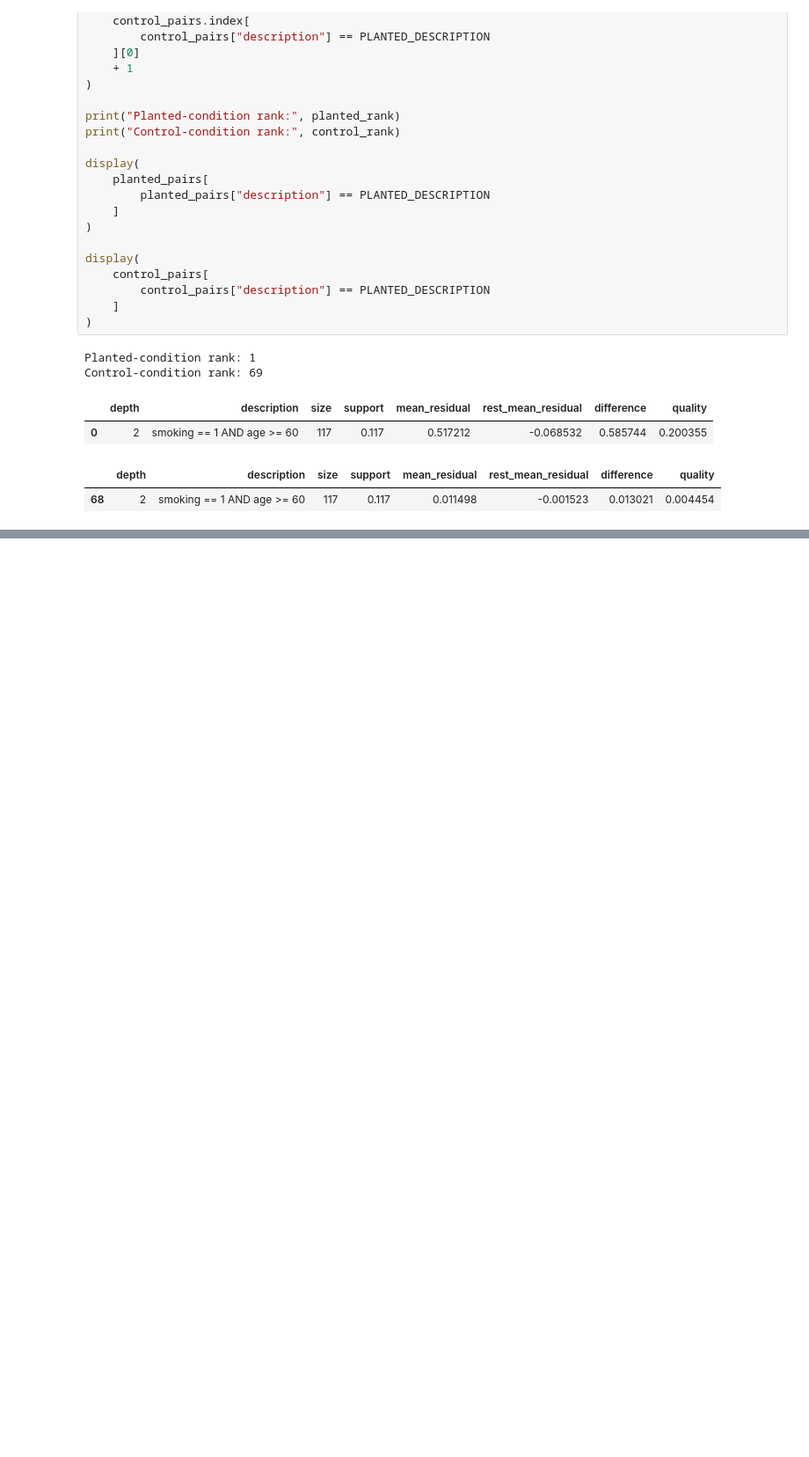
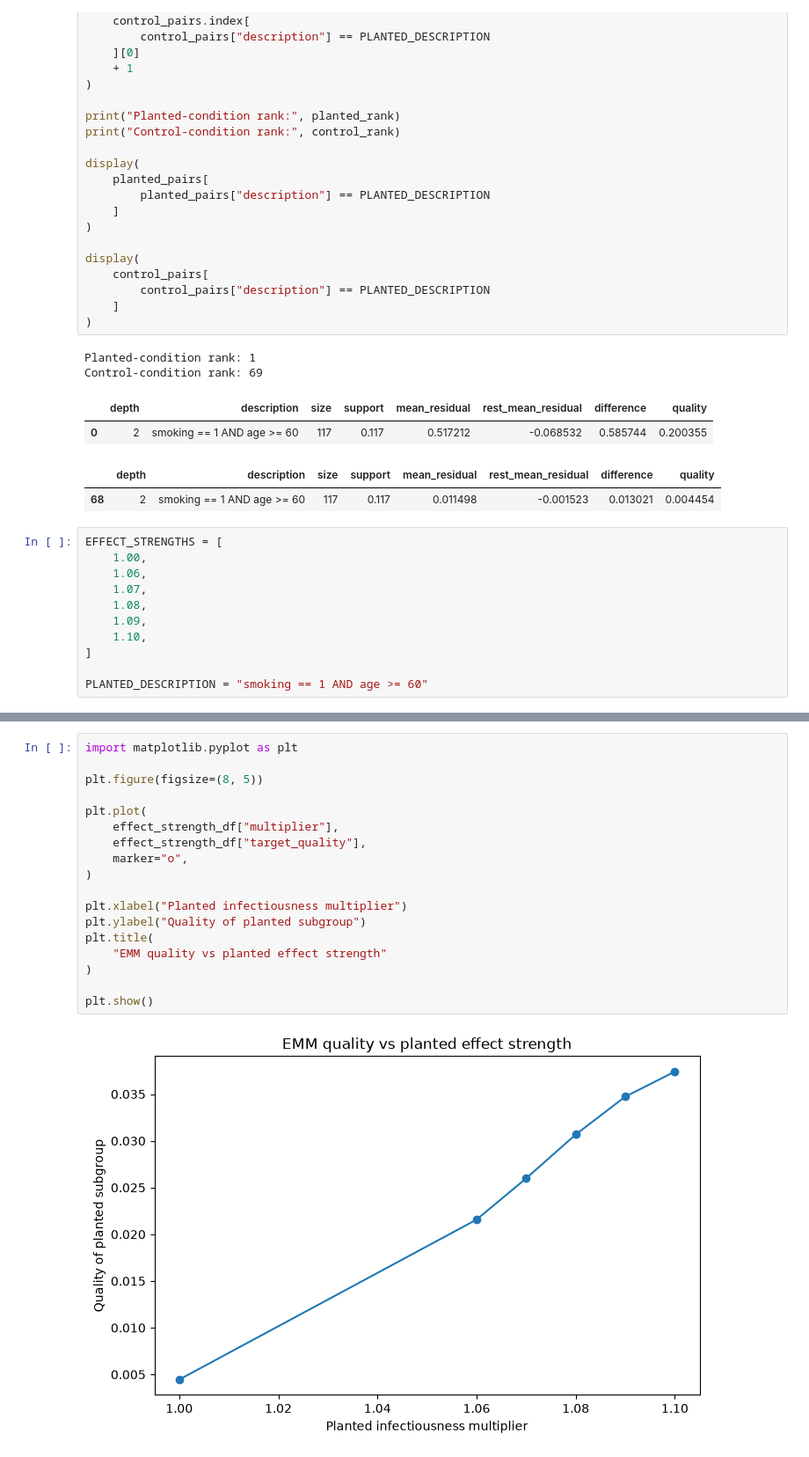
Before and after one commit to kustersjarl/sir-graph-emm, a Jupyter notebook: notebooks/simulation_test.ipynb, the cells around one changed output, grey strips where cells are left out. Shown at 88% size. Saved outputs shown, nothing was run; the diff lists cells and outputs as text; blank space fills up the shorter version.

```diff
--- a/notebooks/simulation_test.ipynb
+++ b/notebooks/simulation_test.ipynb
@@ -551,3 +557,14 @@ Control-condition rank: 69
 | 0 | 2 | smoking == 1 AND age >= 60 | 117 | 0.117 | 0.517212 | -0.068532 | 0.585744 | 0.200355 |
 |  | depth | description | size | support | mean_residual | rest_mean_residual | difference | quality |
 | 68 | 2 | smoking == 1 AND age >= 60 | 117 | 0.117 | 0.011498 | -0.001523 | 0.013021 | 0.004454 |
+# %%
+EFFECT_STRENGTHS = [
+    1.00,
+    1.06,
+    1.07,
+    1.08,
+    1.09,
+    1.10,
+]
+
+PLANTED_DESCRIPTION = "smoking == 1 AND age >= 60"
@@ -553,0 +742,20 @@ Control-condition rank: 69
+# %%
+import matplotlib.pyplot as plt
+
+plt.figure(figsize=(8, 5))
+
+plt.plot(
+    effect_strength_df["multiplier"],
+    effect_strength_df["target_quality"],
+    marker="o",
+)
+
+plt.xlabel("Planted infectiousness multiplier")
+plt.ylabel("Quality of planted subgroup")
+plt.title(
+    "EMM quality vs planted effect strength"
+)
+
+plt.show()
+# %% [output]
+[figure, added]
```
Also changed, not shown: parts of 64 cells of this notebook, 6 other files.
